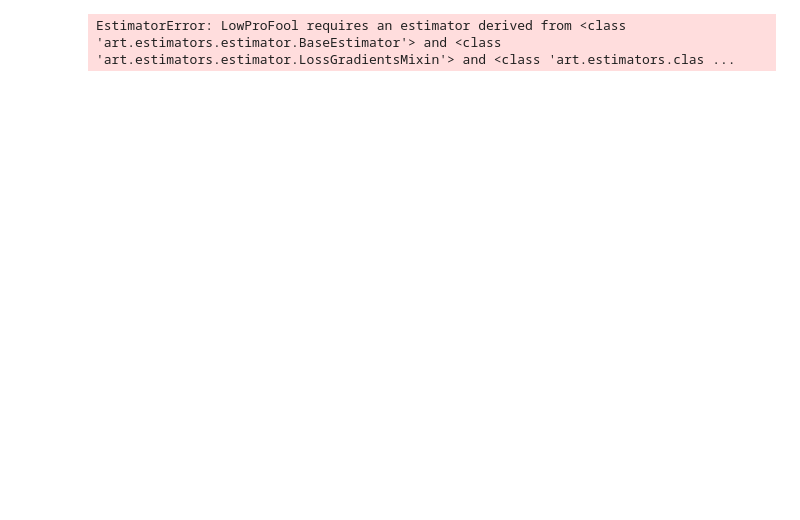
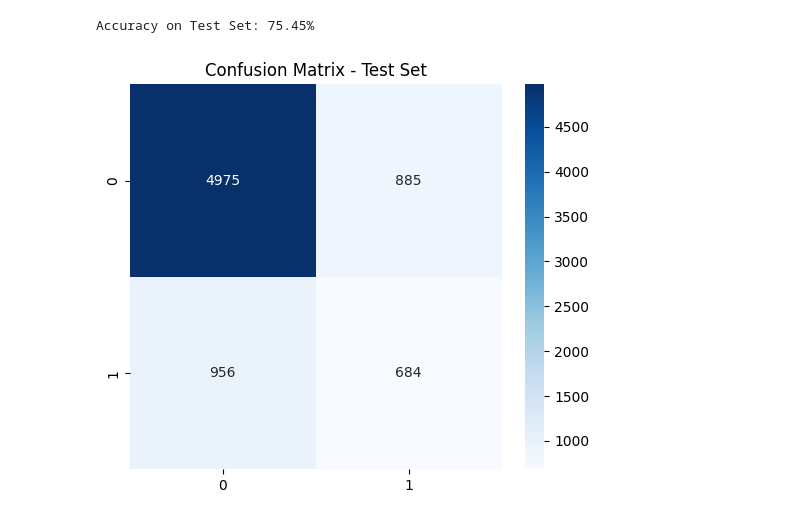
Before and after one commit to Jui1337/responsible-ai-security, a Jupyter notebook: rai-img-merged/baseline-model-attack.ipynb, the cells around one changed output. Cells and saved outputs as stored; diff of their text form; code cells hidden in the pictures; blank space fills up the shorter version.

```diff
--- a/rai-img-merged/baseline-model-attack.ipynb
+++ b/rai-img-merged/baseline-model-attack.ipynb
@@ -331,4 +223,46 @@ def execute_lowprofool_xgboost(model, X_train, y_train, X_test, y_test):
-# %%
-acc_after = execute_lowprofool_xgboost(xgb_model, X_train_og, y_train, X_test_og, y_test)
-# %% [output]
-EstimatorError: LowProFool requires an estimator derived from <class 'art.estimators.estimator.BaseEstimator'> and <class 'art.estimators.estimator.LossGradientsMixin'> and <class 'art.estimators.clas ...
+# %%
+def label_flip_attack(y_train: np.ndarray, flip_percent: float) -> np.ndarray:
+    """
+    Flip labels in y_train by a specified percentage.
+
+    Args:
+        y_train (np.ndarray): Original training labels.
+        flip_percent (float): Percentage of labels to flip (0-100).
+
+    Returns:
+        np.ndarray: Poisoned labels with flipped values.
+    """
+    y_poisoned = y_train.copy()
+    n_samples = len(y_train)
+    n_flip = int((flip_percent / 100) * n_samples)  # Number of labels to flip
+
+    flip_indices = np.random.choice(np.arange(n_samples), size=n_flip, replace=False)
+
+    # Flip binary labels (assuming labels are 0 and 1)
+    y_poisoned[flip_indices] = 1 - y_poisoned[flip_indices]  # Flip 0->1 and 1->0
+
+    return y_poisoned
+# %%
+# Define the percentage of labels to flip
+flip_percent = 35  # Flip 20% of labels
+
+# Apply label flipping attack
+y_train_poisoned = label_flip_attack(y_train, flip_percent)
+
+# Step 2: Train model on poisoned labels
+xgb_model.fit(X_train_og, y_train_poisoned, verbose=False)
+
+# Step 3: Evaluate model on test set
+y_pred_test = xgb_model.predict(X_test_og)
+accuracy_test = accuracy_score(y_test, y_pred_test)
+print(f"Accuracy on Test Set: {accuracy_test * 100:.2f}%")
+
+# Step 4: Confusion Matrix
+cm_test = confusion_matrix(y_test, y_pred_test)
+plt.figure(figsize=(6, 5))
+sns.heatmap(cm_test, annot=True, fmt='d', cmap='Blues')
+plt.title("Confusion Matrix - Test Set")
+plt.show()
+# %% [output]
+Accuracy on Test Set: 75.45%
+[figure, added]
```
Also changed, not shown: parts of 6 cells of this notebook.
